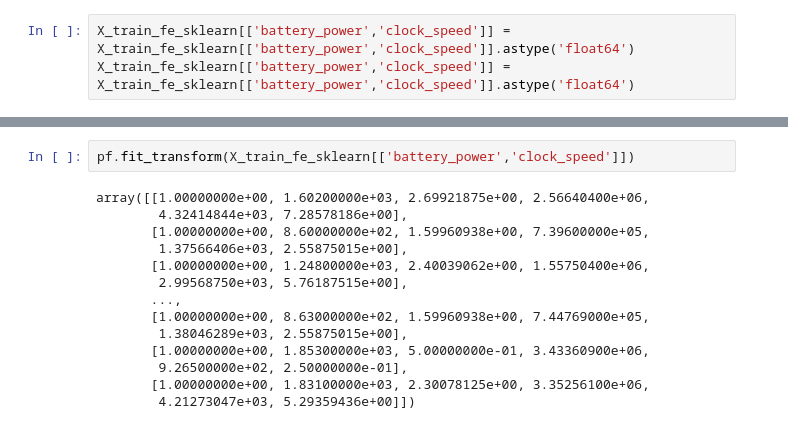
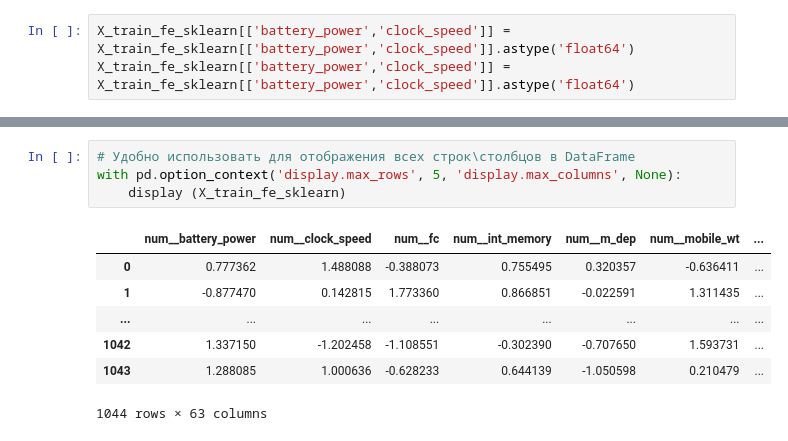
Before and after one commit to Alexandr-Fenske/IIS-lab1, a Jupyter notebook: research/research.ipynb, the cells around one changed output, grey strips where cells are left out. Drawn from its saved outputs; the diff is of its cells as text.

```diff
--- a/research/research.ipynb
+++ b/research/research.ipynb
@@ -299,16 +281,12 @@ X_train_fe_sklearn
-# %%
-pf.fit_transform(X_train_fe_sklearn[['battery_power','clock_speed']])
-# %% [output]
-array([[1.00000000e+00, 1.60200000e+03, 2.69921875e+00, 2.56640400e+06,
-        4.32414844e+03, 7.28578186e+00],
-       [1.00000000e+00, 8.60000000e+02, 1.59960938e+00, 7.39600000e+05,
-        1.37566406e+03, 2.55875015e+00],
-       [1.00000000e+00, 1.24800000e+03, 2.40039062e+00, 1.55750400e+06,
-        2.99568750e+03, 5.76187515e+00],
-       ...,
-       [1.00000000e+00, 8.63000000e+02, 1.59960938e+00, 7.44769000e+05,
-        1.38046289e+03, 2.55875015e+00],
-       [1.00000000e+00, 1.85300000e+03, 5.00000000e-01, 3.43360900e+06,
-        9.26500000e+02, 2.50000000e-01],
-       [1.00000000e+00, 1.83100000e+03, 2.30078125e+00, 3.35256100e+06,
-        4.21273047e+03, 5.29359436e+00]])
+# %%
+# Удобно использовать для отображения всех строк\столбцов в DataFrame
+with pd.option_context('display.max_rows', 5, 'display.max_columns', None):
+    display (X_train_fe_sklearn)
+# %% [output]
+|  | num__battery_power | num__clock_speed | num__fc | num__int_memory | num__m_dep | num__mobile_wt | ... |
+| 0 | 0.777362 | 1.488088 | -0.388073 | 0.755495 | 0.320357 | -0.636411 | ... |
+| 1 | -0.877470 | 0.142815 | 1.773360 | 0.866851 | -0.022591 | 1.311435 | ... |
+| ... | ... | ... | ... | ... | ... | ... | ... |
+| 1042 | 1.337150 | -1.202458 | -1.108551 | -0.302390 | -0.707650 | 1.593731 | ... |
+| 1043 | 1.288085 | 1.000636 | -0.628233 | 0.644139 | -1.050598 | 0.210479 | ... |
+1044 rows × 63 columns
```
Also changed, not shown: parts of 30 cells of this notebook.
